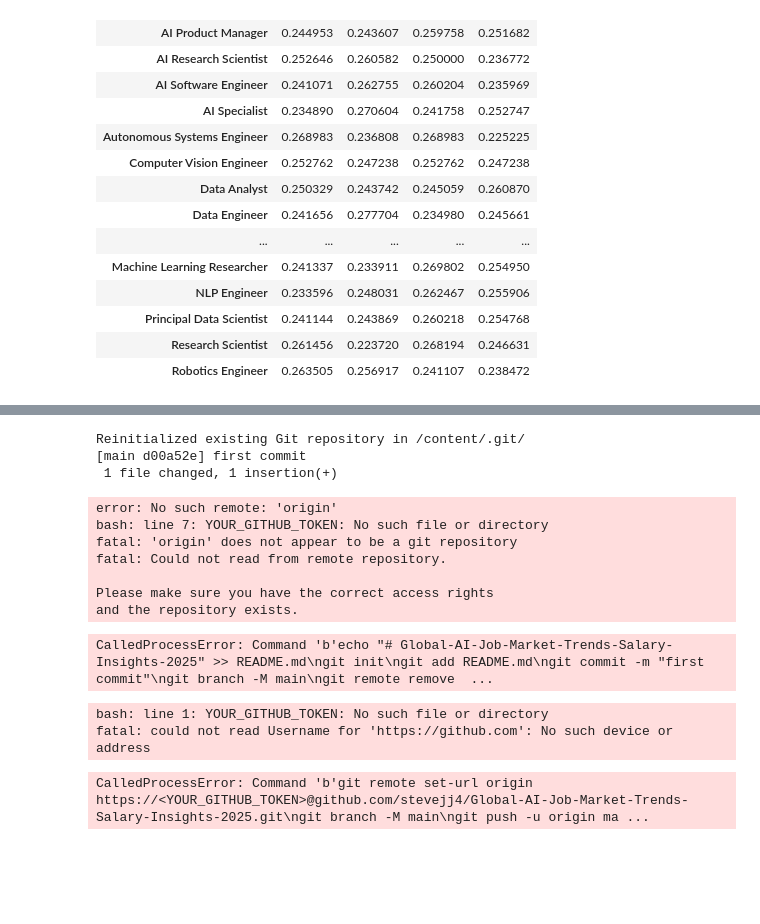
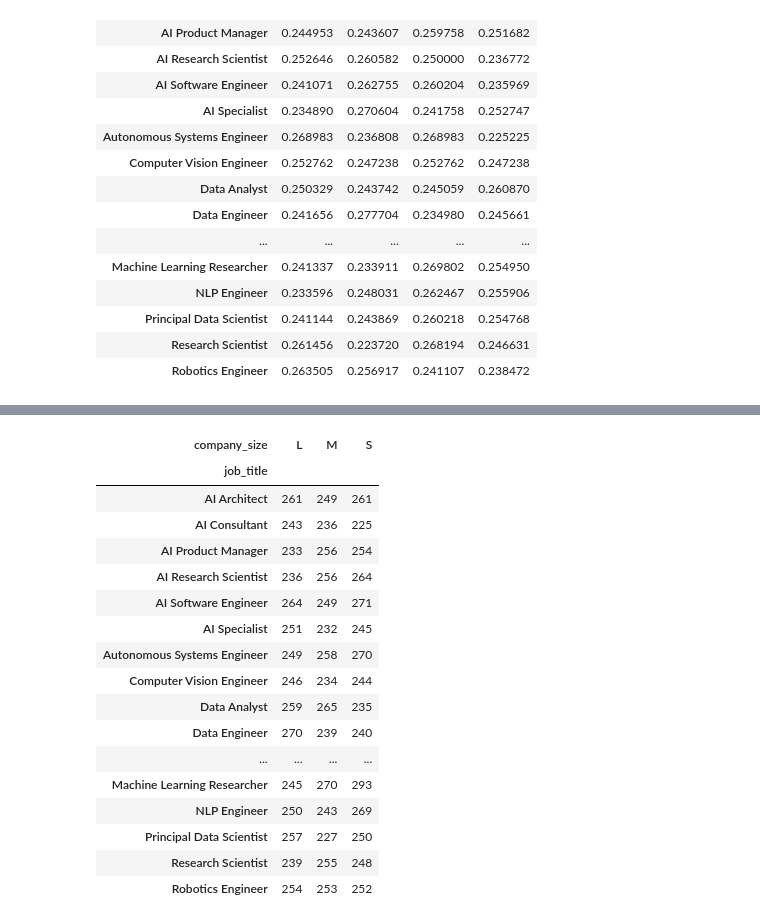
Before and after one commit to stevejj4/Global-AI-Job-Market-Trends-Salary-Insights-2025, a Jupyter notebook: ai_job_project.ipynb, the cells around one changed output, grey strips where cells are left out. Cells and saved outputs as stored; diff of their text form; code cells hidden in the pictures; blank space fills up the shorter version.

```diff
--- a/ai_job_project.ipynb
+++ b/ai_job_project.ipynb
@@ -160,31 +154,25 @@ https://docs.google.com/spreadsheets/d/1FbH296BjFPu2PYwvAsLWioHTZIhTd6JN4kAKkAVP
-# %%
-%%bash
-echo "# Global-AI-Job-Market-Trends-Salary-Insights-2025" >> README.md
-git init
-git add README.md
-git commit -m "first commit"
-git branch -M main
-git remote remove origin
-git remote add origin https://<YOUR_GITHUB_TOKEN>@github.com/stevejj4/Global-AI-Job-Market-Trends-Salary-Insights-2025.git
-git push -u origin main
-# %% [output]
-Reinitialized existing Git repository in /content/.git/
-[main d00a52e] first commit
- 1 file changed, 1 insertion(+)
-error: No such remote: 'origin'
-bash: line 7: YOUR_GITHUB_TOKEN: No such file or directory
-fatal: 'origin' does not appear to be a git repository
-fatal: Could not read from remote repository.
-
-Please make sure you have the correct access rights
-and the repository exists.
-CalledProcessError: Command 'b'echo "# Global-AI-Job-Market-Trends-Salary-Insights-2025" >> README.md\ngit init\ngit add README.md\ngit commit -m "first commit"\ngit branch -M main\ngit remote remove  ...
-# %%
-%%bash
-git remote set-url origin https://<YOUR_GITHUB_TOKEN>@github.com/stevejj4/Global-AI-Job-Market-Trends-Salary-Insights-2025.git
-git branch -M main
-git push -u origin main
-# %% [output]
-bash: line 1: YOUR_GITHUB_TOKEN: No such file or directory
-fatal: could not read Username for 'https://github.com': No such device or address
-CalledProcessError: Command 'b'git remote set-url origin https://<YOUR_GITHUB_TOKEN>@github.com/stevejj4/Global-AI-Job-Market-Trends-Salary-Insights-2025.git\ngit branch -M main\ngit push -u origin ma ...
+# %%
+# Analyze how job_title is influenced by company size
+job_company_size_counts = df.groupby(['job_title', 'company_size']).size().unstack(fill_value=0)
+
+# Display the result
+display(job_company_size_counts)
+# %% [output]
+| company_size | L | M | S |
+| job_title |  |  |  |
+| AI Architect | 261 | 249 | 261 |
+| AI Consultant | 243 | 236 | 225 |
+| AI Product Manager | 233 | 256 | 254 |
+| AI Research Scientist | 236 | 256 | 264 |
+| AI Software Engineer | 264 | 249 | 271 |
+| AI Specialist | 251 | 232 | 245 |
+| Autonomous Systems Engineer | 249 | 258 | 270 |
+| Computer Vision Engineer | 246 | 234 | 244 |
+| Data Analyst | 259 | 265 | 235 |
+| Data Engineer | 270 | 239 | 240 |
+| ... | ... | ... | ... |
+| Machine Learning Researcher | 245 | 270 | 293 |
+| NLP Engineer | 250 | 243 | 269 |
+| Principal Data Scientist | 257 | 227 | 250 |
+| Research Scientist | 239 | 255 | 248 |
+| Robotics Engineer | 254 | 253 | 252 |
```
Also changed, not shown: parts of 5 cells of this notebook.
